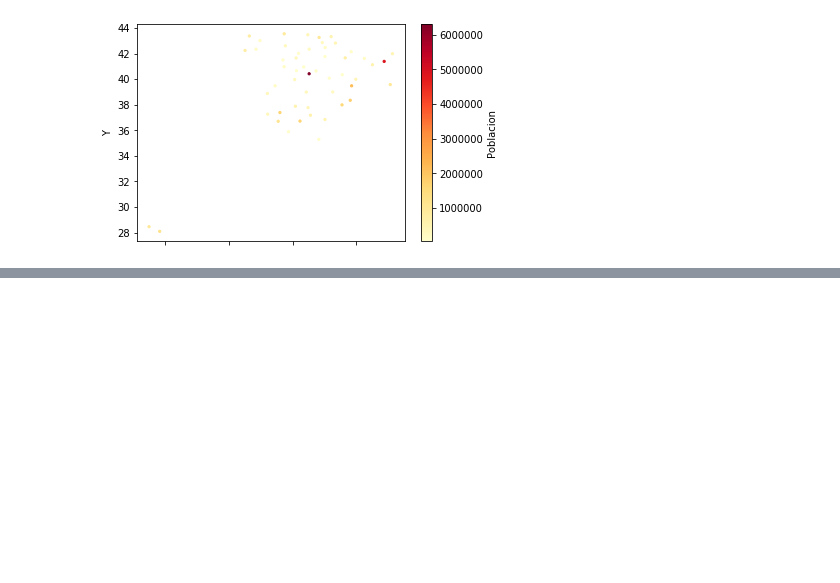
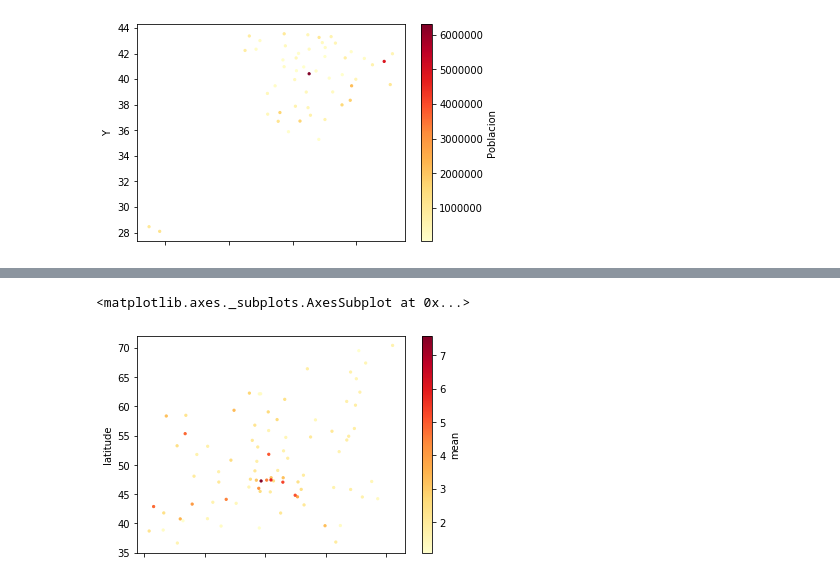
Before and after one commit to NTrevisani/DataScienceMaster, a Jupyter notebook: ModelosDeDatos/Pandas/Tarea/TareaPandas.ipynb, the cells around one changed output, grey strips where cells are left out. Saved outputs shown, nothing was run; the diff lists cells and outputs as text; code cells hidden in the pictures; blank space fills up the shorter version.

```diff
--- a/ModelosDeDatos/Pandas/Tarea/TareaPandas.ipynb
+++ b/ModelosDeDatos/Pandas/Tarea/TareaPandas.ipynb
@@ -194,0 +217,5 @@ See the caveats in the documentation: http://pandas.pydata.org/pandas-docs/stabl
+# %%
+# Leo el dataset en formato stn
+
+df_stn = pd.read_csv('precip.stn', sep=', ')
+df_stn.head()
@@ -194,0 +349,24 @@ See the caveats in the documentation: http://pandas.pydata.org/pandas-docs/stabl
+# %%
+# Hago un merge del data-frame de precipitaciones
+# y del data-frame de estaciones
+
+# Como primera cosa, preparo el data-frame de precipitaciones,
+# poniendo el ID de las estaciones como columna
+df_prec_2 = pd.read_csv('precip.csv')
+df_prec_t = df_prec_2.T
+
+headers = df_prec_t.iloc[0]
+df_prec_t2  = pd.DataFrame(df_prec_t.values[1:], columns=headers)
+df_prec_t2['station_id'] = pd.to_numeric(df_prec_t.index[1:])
+#df_stn['station_id'].values#.astype(float)
+
+# Ahora puedo hacer el merge
+df_merge = pd.merge(df_prec_t2, df_stn, on='station_id')
+# %%
+# Transformo las columnas con los valores de precipitaciones
+# a float (aparecen como objetos)
+df_merge.iloc[:,0:-7] = df_merge.iloc[:,0:-7].astype(float)
+# %%
+# añado las columnas mean y max
+df_stn['mean'] = df_merge.iloc[:,0:-7].mean(axis=1).values
+df_stn['max'] = df_merge.iloc[:,0:-7].max(axis=1).values
@@ -194,0 +389,10 @@ See the caveats in the documentation: http://pandas.pydata.org/pandas-docs/stabl
+# %%
+# Ahora puedo hacer el plot (mean)
+df_stn.plot.scatter(x='longitude',
+        y='latitude',
+        c = 'mean',
+        colormap='YlOrRd',
+        s = 5)
+# %% [output]
+<matplotlib.axes._subplots.AxesSubplot at 0x...>
+[figure, added]
```
Also changed, not shown: parts of 25 cells of this notebook, 2 other files.
